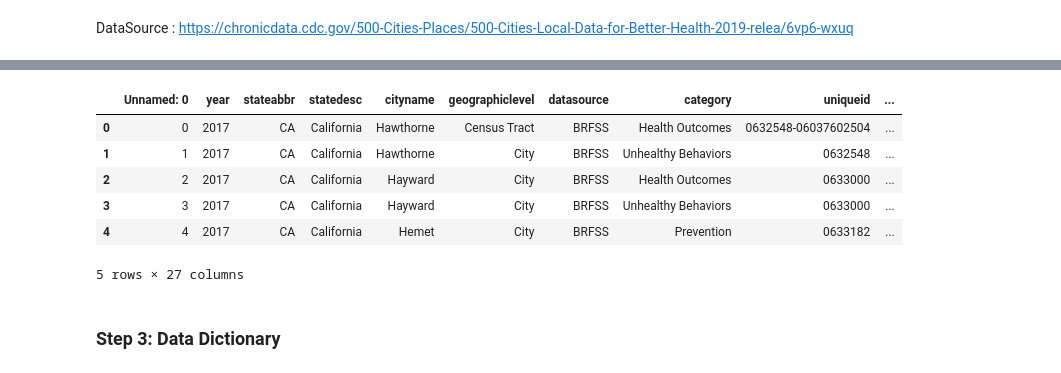
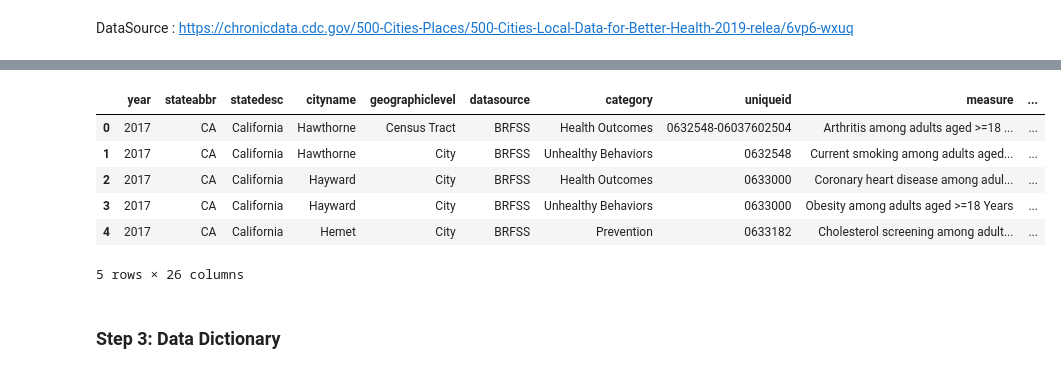
Before and after one commit to Sukanya012/predict-health-index, a Jupyter notebook: notebooks/sowmya/main_Sowmya.ipynb, the cells around one changed output, grey strips where cells are left out. Cells and saved outputs as stored; diff of their text form; code cells hidden in the pictures.

```diff
--- a/notebooks/sowmya/main_Sowmya.ipynb
+++ b/notebooks/sowmya/main_Sowmya.ipynb
@@ -95,17 +51,15 @@ WARNING:root:Requests made without an app_token will be subject to strict thrott
 # %%
 #read chronic data
-chronicdata_df = pd.read_csv('500_Cities__Local_Data_for_Better_Health.csv')
-# chronicdata_df=chronicdata_df.set_index('Unnamed: 0')
-# chronicdata_df.reset_index(inplace= True)
+chronicdata_df = pd.read_csv(r'C:\Users\achso\OneDrive\Documents\DS_II\500_Cities__Local_Data_for_Better_Health.csv')
 chronicdata_df.head()
 # %% [output]
-|  | Unnamed: 0 | year | stateabbr | statedesc | cityname | geographiclevel | datasource | category | uniqueid | ... |
-| 0 | 0 | 2017 | CA | California | Hawthorne | Census Tract | BRFSS | Health Outcomes | 0632548-06037602504 | ... |
-| 1 | 1 | 2017 | CA | California | Hawthorne | City | BRFSS | Unhealthy Behaviors | 0632548 | ... |
-| 2 | 2 | 2017 | CA | California | Hayward | City | BRFSS | Health Outcomes | 0633000 | ... |
-| 3 | 3 | 2017 | CA | California | Hayward | City | BRFSS | Unhealthy Behaviors | 0633000 | ... |
-| 4 | 4 | 2017 | CA | California | Hemet | City | BRFSS | Prevention | 0633182 | ... |
+|  | year | stateabbr | statedesc | cityname | geographiclevel | datasource | category | uniqueid | measure | ... |
+| 0 | 2017 | CA | California | Hawthorne | Census Tract | BRFSS | Health Outcomes | 0632548-06037602504 | Arthritis among adults aged >=18 ... | ... |
+| 1 | 2017 | CA | California | Hawthorne | City | BRFSS | Unhealthy Behaviors | 0632548 | Current smoking among adults aged... | ... |
+| 2 | 2017 | CA | California | Hayward | City | BRFSS | Health Outcomes | 0633000 | Coronary heart disease among adul... | ... |
+| 3 | 2017 | CA | California | Hayward | City | BRFSS | Unhealthy Behaviors | 0633000 | Obesity among adults aged >=18 Years | ... |
+| 4 | 2017 | CA | California | Hemet | City | BRFSS | Prevention | 0633182 | Cholesterol screening among adult... | ... |
-5 rows × 27 columns
+5 rows × 26 columns
 # %% [markdown]
 ### Step 3: Data Dictionary
 # %% [markdown]
```
Also changed, not shown: parts of 23 cells of this notebook.
